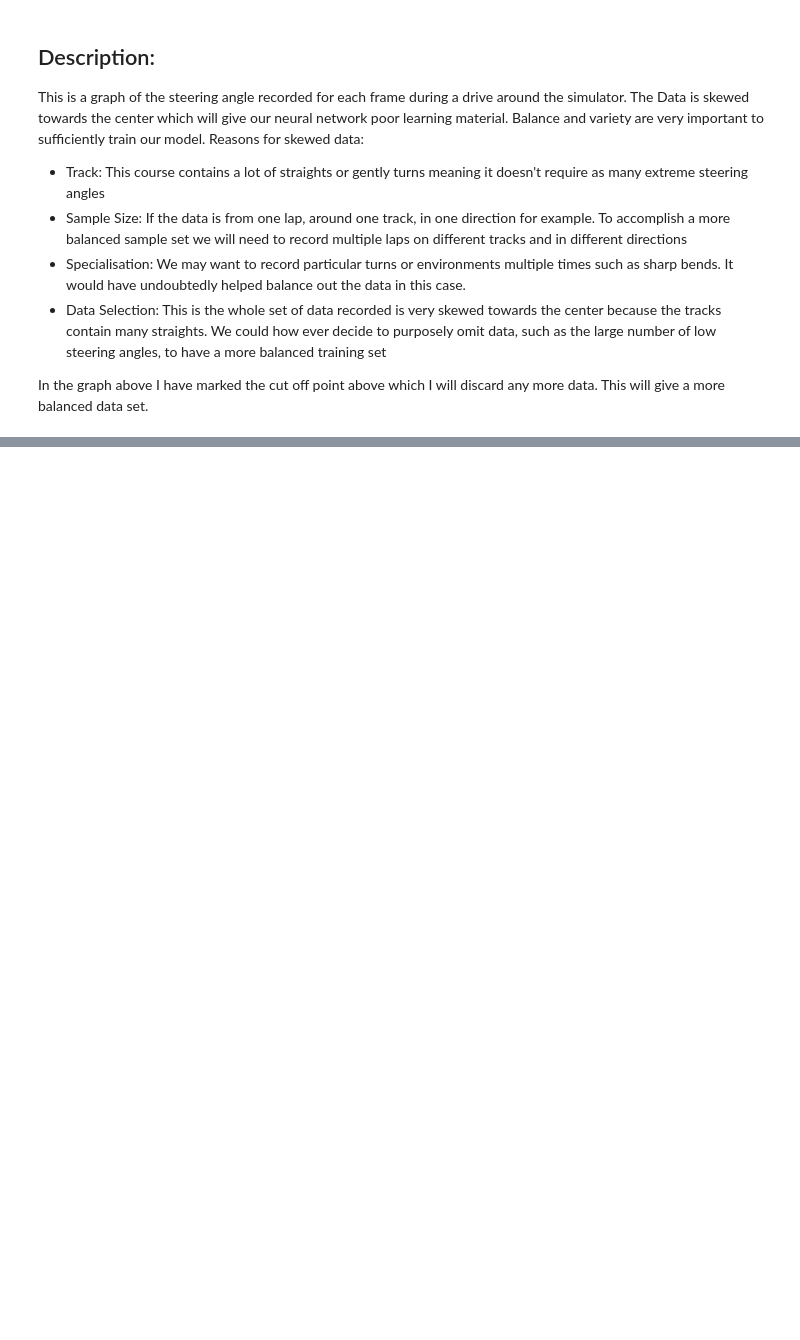
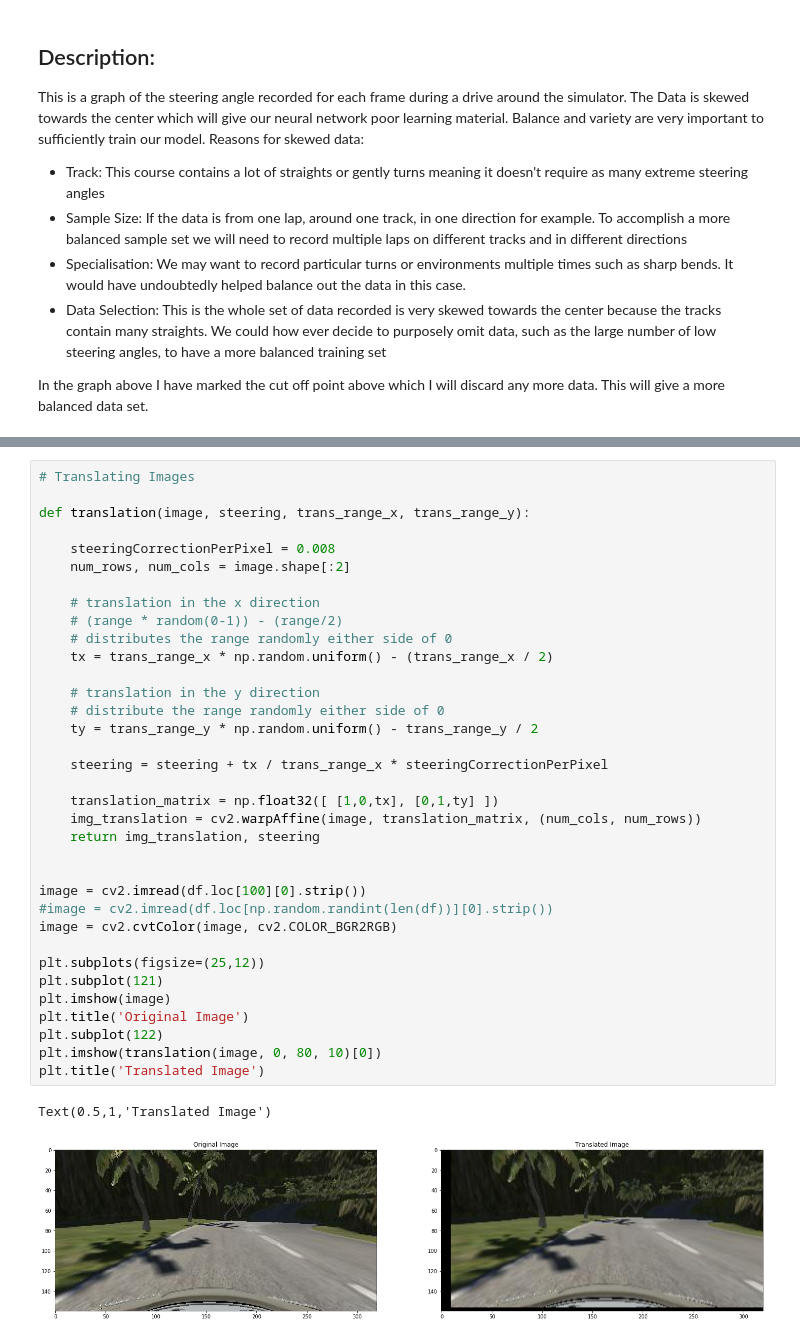
Before and after one commit to RobJLeonard/SelfDrivingCar, a Jupyter notebook: BehaviouralCloning/Training Data.ipynb, the cells around one changed output, grey strips where cells are left out. Cells and saved outputs as stored; diff of their text form; blank space fills up the shorter version.

```diff
--- a/BehaviouralCloning/Training Data.ipynb
+++ b/BehaviouralCloning/Training Data.ipynb
@@ -170,0 +216,38 @@ Name: 1070, dtype: object
+# %%
+# Translating Images
+
+def translation(image, steering, trans_range_x, trans_range_y):
+
+    steeringCorrectionPerPixel = 0.008
+    num_rows, num_cols = image.shape[:2]
+
+    # translation in the x direction
+    # (range * random(0-1)) - (range/2)
+    # distributes the range randomly either side of 0
+    tx = trans_range_x * np.random.uniform() - (trans_range_x / 2)
+
+    # translation in the y direction
+    # distribute the range randomly either side of 0
+    ty = trans_range_y * np.random.uniform() - trans_range_y / 2
+
+    steering = steering + tx / trans_range_x * steeringCorrectionPerPixel
+
+    translation_matrix = np.float32([ [1,0,tx], [0,1,ty] ])
+    img_translation = cv2.warpAffine(image, translation_matrix, (num_cols, num_rows))
+    return img_translation, steering
+
+
+image = cv2.imread(df.loc[100][0].strip())
+#image = cv2.imread(df.loc[np.random.randint(len(df))][0].strip())
+image = cv2.cvtColor(image, cv2.COLOR_BGR2RGB)
+
+plt.subplots(figsize=(25,12))
+plt.subplot(121)
+plt.imshow(image)
+plt.title('Original Image')
+plt.subplot(122)
+plt.imshow(translation(image, 0, 80, 10)[0])
+plt.title('Translated Image')
+# %% [output]
+Text(0.5,1,'Translated Image')
+[figure, added]
```
Also changed, not shown: parts of 8 cells of this notebook.
